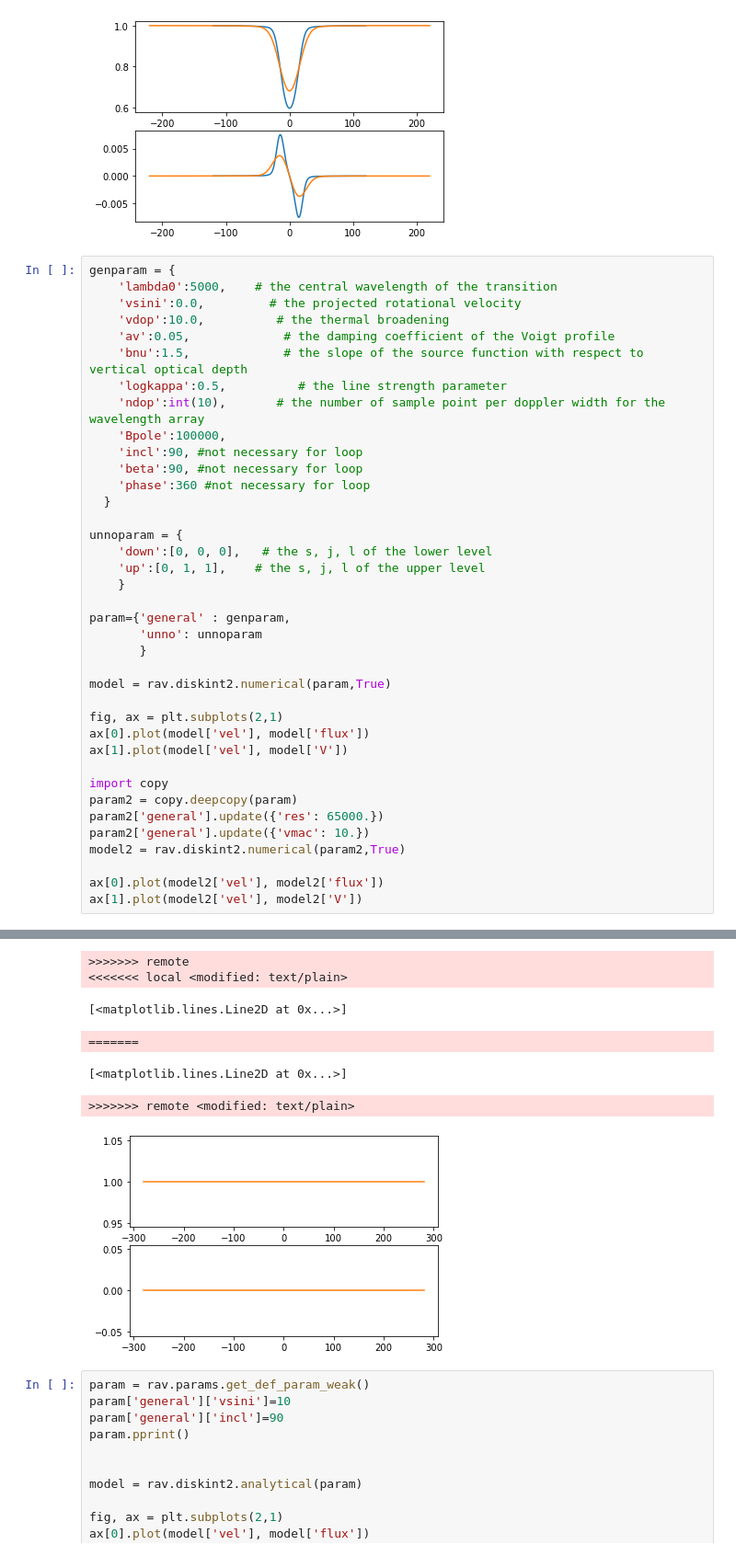
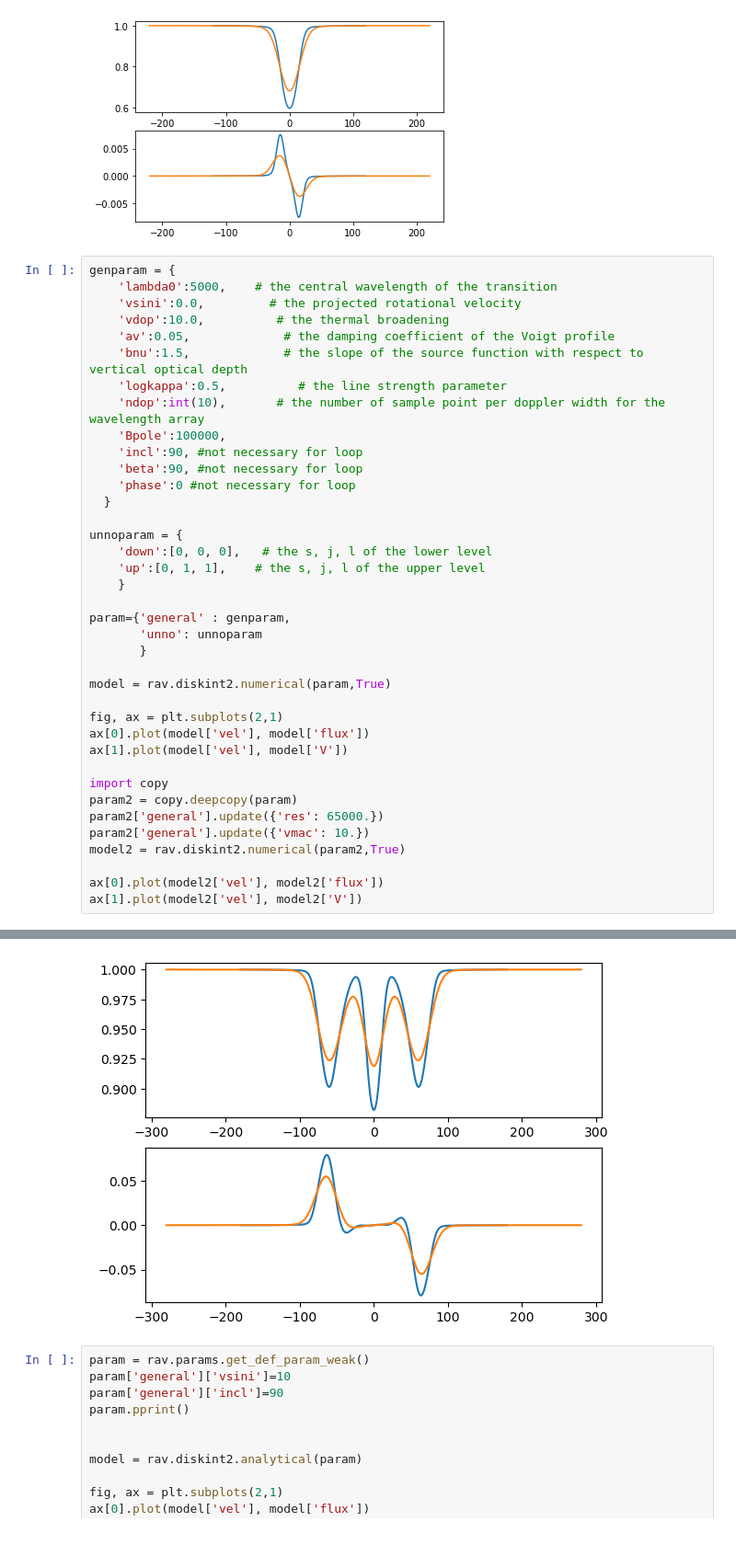
Before and after one commit to veropetit/pyRaven, a Jupyter notebook: diskint2_doc.ipynb, the cells around one changed output, grey strips where cells are left out. Shown at 92% size. Saved outputs shown, nothing was run; the diff lists cells and outputs as text.

```diff
--- a/diskint2_doc.ipynb
+++ b/diskint2_doc.ipynb
@@ -737,7 +735,7 @@ genparam = {
     'Bpole':100000,
     'incl':90, #not necessary for loop
     'beta':90, #not necessary for loop
-    'phase':360 #not necessary for loop
+    'phase':0 #not necessary for loop
   }
 
 unnoparam = {
@@ -794,10 +777,4 @@ Max shift due to vsini: 0.2 vdop
->>>>>>> remote
-<<<<<<< local <modified: text/plain>
-[<matplotlib.lines.Line2D at 0x...>]
-=======
-[<matplotlib.lines.Line2D at 0x...>]
->>>>>>> remote <modified: text/plain>
-[figure, old version]
+[figure, new version]
 # %%
 param = rav.params.get_def_param_weak()
 param['general']['vsini']=10
```
Also changed, not shown: parts of 2 cells of this notebook, 1 other file.
